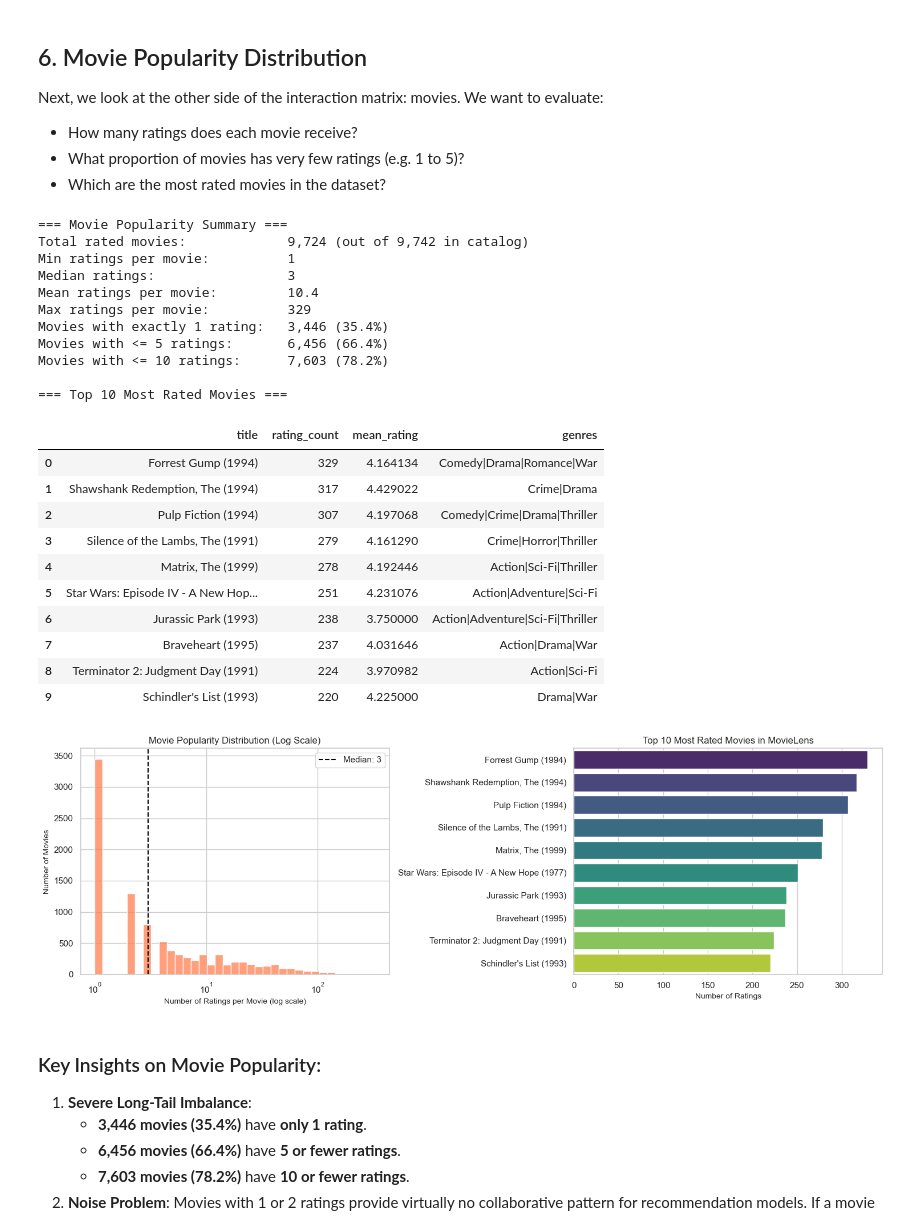
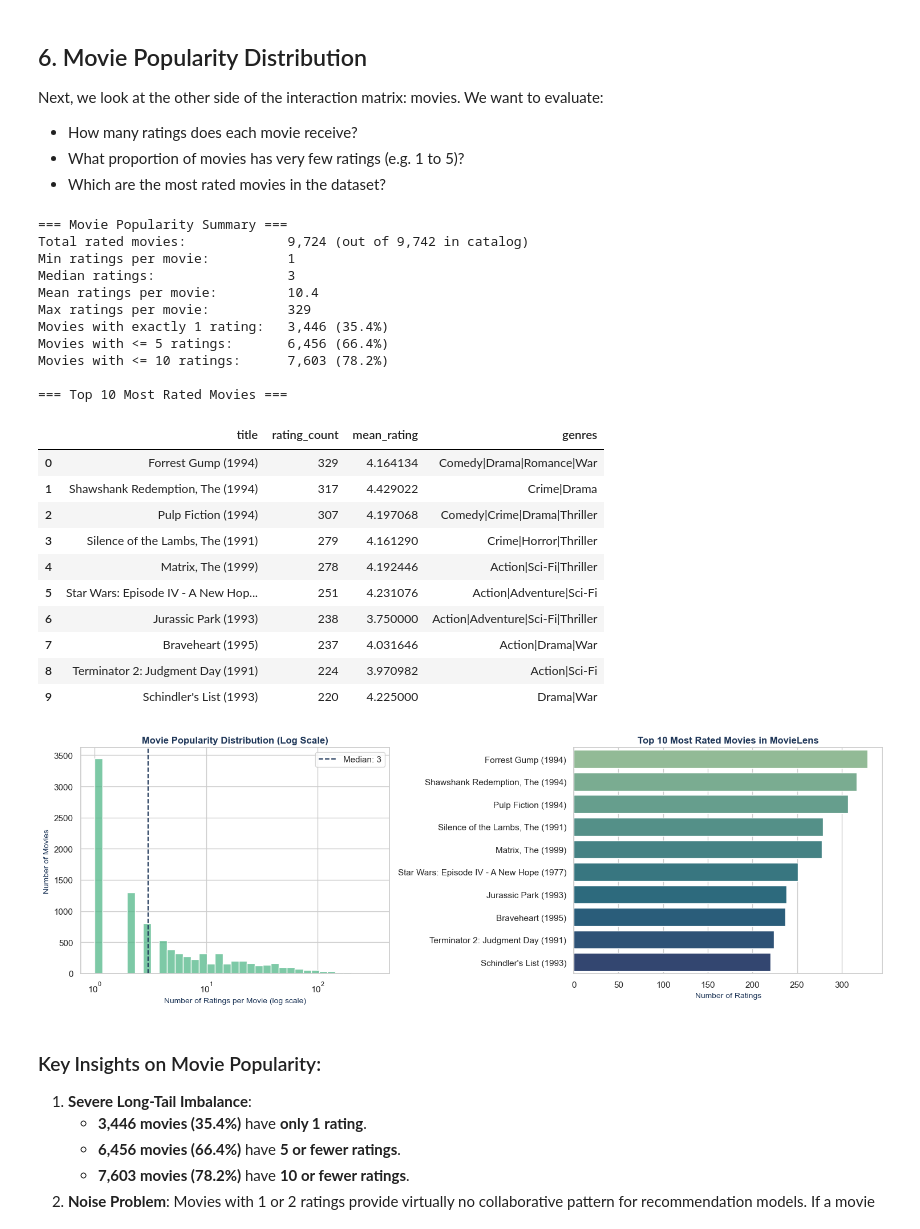
Before and after one commit to 2026-ADS-B1/team-B1-recsys, a Jupyter notebook: notebooks/eda_ratings.ipynb, the cells around one changed output. Saved outputs shown, nothing was run; the diff lists cells and outputs as text; code cells hidden in the pictures.

```diff
--- a/notebooks/eda_ratings.ipynb
+++ b/notebooks/eda_ratings.ipynb
@@ -367,49 +368,49 @@ top10_movies = (
 print('\n=== Top 10 Most Rated Movies ===')
 display(top10_movies[['title', 'rating_count', 'mean_rating', 'genres']])
 
-# Visualizations: Popularity Distribution & Top 10 Barplot
+# Visualizations in fresh emerald green and blue-green
 fig, (ax1, ax2) = plt.subplots(1, 2, figsize=(15, 5))
 
-# Subplot 1: Movie rating count distribution (log scale)
-sns.histplot(movie_activity, bins=35, color='coral', ax=ax1, log_scale=True)
-ax1.set_title('Movie Popularity Distribution (Log Scale)', fontsize=12)
-ax1.set_xlabel('Number of Ratings per Movie (log scale)', fontsize=10)
-ax1.set_ylabel('Number of Movies', fontsize=10)
-ax1.axvline(movie_activity.median(), color='black', linestyle='--', label=f'Median: {movie_activity.median():.0f}')
+# Subplot 1: Movie rating count distribution (log scale) in emerald green
+sns.histplot(movie_activity, bins=35, color='#52b788', ax=ax1, log_scale=True)
+ax1.set_title('Movie Popularity Distribution (Log Scale)', fontsize=12, fontweight='bold', color='#1d3557')
+ax1.set_xlabel('Number of Ratings per Movie (log scale)', fontsize=10, color='#1d3557')
+ax1.set_ylabel('Number of Movies', fontsize=10, color='#1d3557')
+ax1.axvline(movie_activity.median(), color='#1d3557', linestyle='--', linewidth=1.5, label=f'Median: {movie_activity.median():.0f}')
 ax1.legend()
 
-# Subplot 2: Top 10 most rated movies
-sns.barplot(data=top10_movies, x='rating_count', y='title', hue='title', palette='viridis', legend=False, ax=ax2)
-ax2.set_title('Top 10 Most Rated Movies in MovieLens', fontsize=12)
-ax2.set_xlabel('Number of Ratings', fontsize=10)
+# Subplot 2: Top 10 most rated movies in crest palette
+sns.barplot(data=top10_movies, x='rating_count', y='title', hue='title', palette='crest', legend=False, ax=ax2)
+ax2.set_title('Top 10 Most Rated Movies in MovieLens', fontsize=12, fontweight='bold', color='#1d3557')
+ax2.set_xlabel('Number of Ratings', fontsize=10, color='#1d3557')
 ax2.set_ylabel('')
 
 plt.tight_layout()
 plt.show()
 # %% [output]
 === Movie Popularity Summary ===
 Total rated movies:             9,724 (out of 9,742 in catalog)
 Min ratings per movie:          1
 Median ratings:                 3
 Mean ratings per movie:         10.4
 Max ratings per movie:          329
 Movies with exactly 1 rating:   3,446 (35.4%)
 Movies with <= 5 ratings:       6,456 (66.4%)
 Movies with <= 10 ratings:      7,603 (78.2%)
 
 === Top 10 Most Rated Movies ===
 |  | title | rating_count | mean_rating | genres |
 | 0 | Forrest Gump (1994) | 329 | 4.164134 | Comedy|Drama|Romance|War |
 | 1 | Shawshank Redemption, The (1994) | 317 | 4.429022 | Crime|Drama |
 | 2 | Pulp Fiction (1994) | 307 | 4.197068 | Comedy|Crime|Drama|Thriller |
 | 3 | Silence of the Lambs, The (1991) | 279 | 4.161290 | Crime|Horror|Thriller |
 | 4 | Matrix, The (1999) | 278 | 4.192446 | Action|Sci-Fi|Thriller |
 | 5 | Star Wars: Episode IV - A New Hop... | 251 | 4.231076 | Action|Adventure|Sci-Fi |
 | 6 | Jurassic Park (1993) | 238 | 3.750000 | Action|Adventure|Sci-Fi|Thriller |
 | 7 | Braveheart (1995) | 237 | 4.031646 | Action|Drama|War |
 | 8 | Terminator 2: Judgment Day (1991) | 224 | 3.970982 | Action|Sci-Fi |
 | 9 | Schindler's List (1993) | 220 | 4.225000 | Drama|War |
-[figure, old version]
+[figure, new version]
 # %% [markdown]
 ### Key Insights on Movie Popularity:
 1. **Severe Long-Tail Imbalance**:
```
Also changed, not shown: parts of 8 cells of this notebook.
